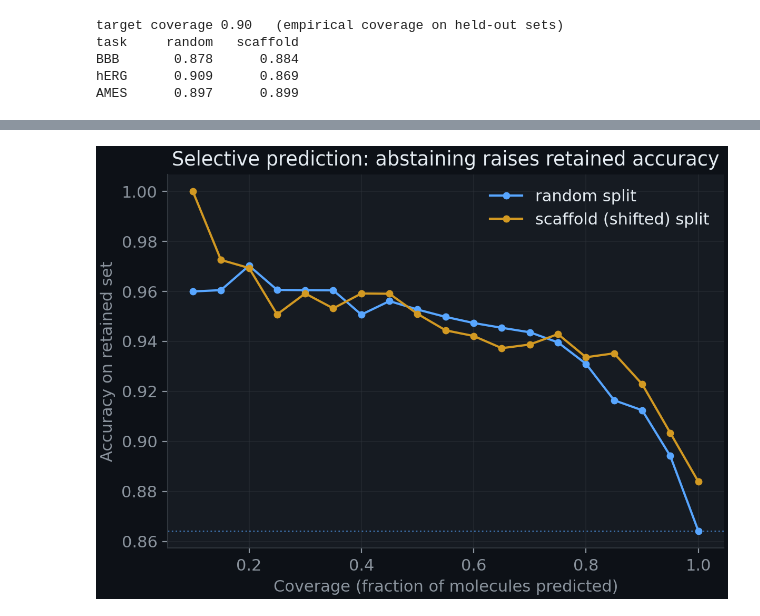
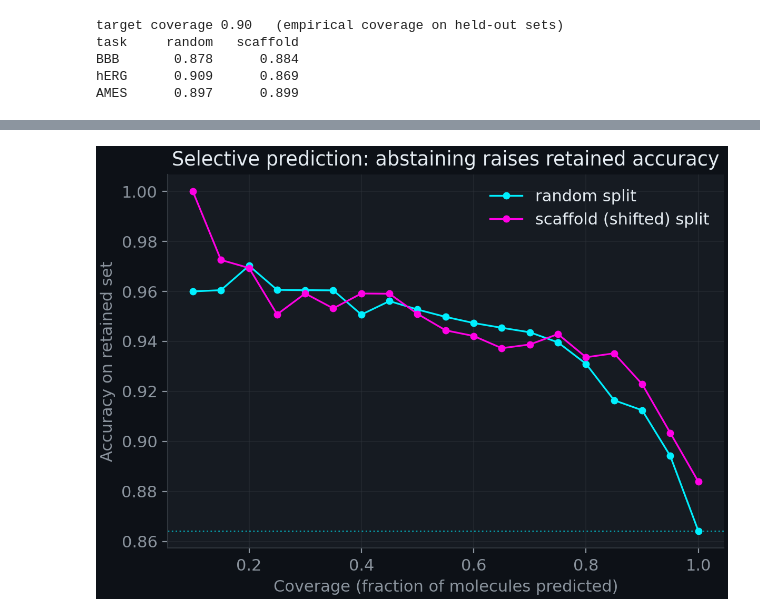
Before and after one commit to snptx1/snptx-repro-discovery, a Jupyter notebook: notebooks/walkthrough_calibrated_sequential_discovery.ipynb, the cells around one changed output, grey strips where cells are left out. Cells and saved outputs as stored; diff of their text form; code cells hidden in the pictures.

```diff
--- a/notebooks/walkthrough_calibrated_sequential_discovery.ipynb
+++ b/notebooks/walkthrough_calibrated_sequential_discovery.ipynb
@@ -328,5 +449,5 @@ accuracy at 70% coverage: random 0.944   scaffold 0.939
 # %%
-"""Show the committed selective-prediction figure (fig2)."""
-display(Image(filename=str(FIG / "fig2_selective_prediction.png")))
+"""Show the committed selective-prediction figure (fig5)."""
+show_fig("fig5_selective_prediction.png")
 # %% [output]
-[figure, old version]
+[figure, new version]
```
Also changed, not shown: parts of 25 cells of this notebook, 17 other files.
